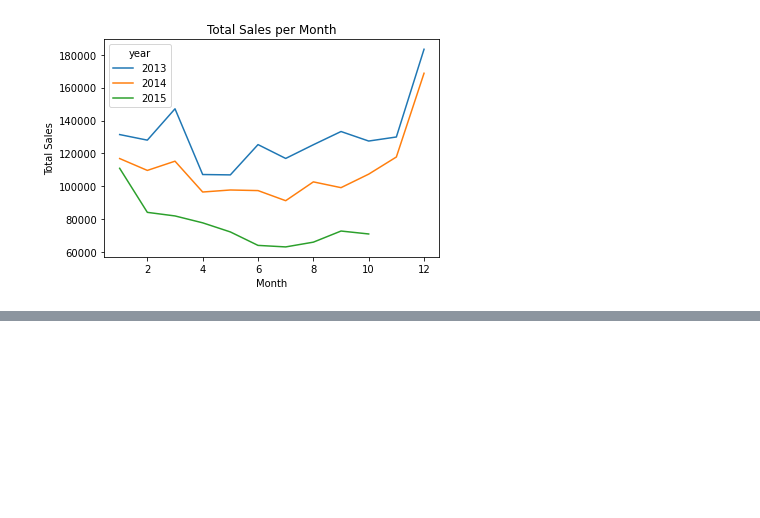
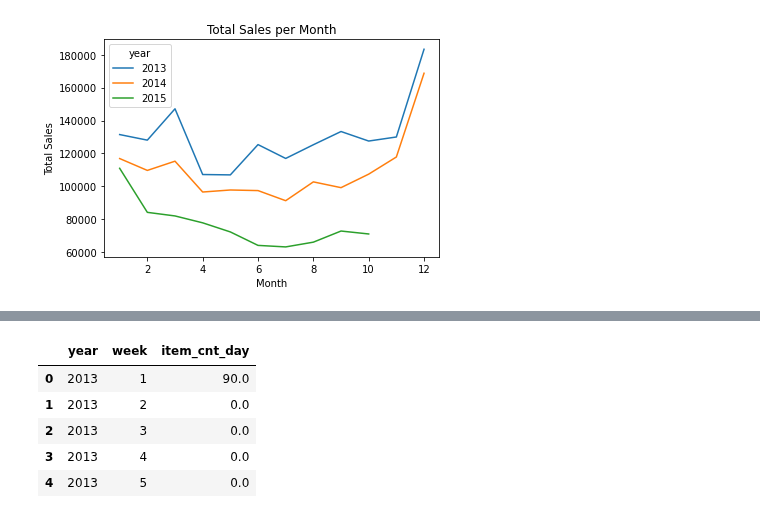
Before and after one commit to saurav1066/KaggleProjects, a Jupyter notebook: Predict future sales/predict.ipynb, the cells around one changed output, grey strips where cells are left out. Drawn from its saved outputs; the diff is of its cells as text; code cells hidden in the pictures; blank space fills up the shorter version.

```diff
--- a/Predict future sales/predict.ipynb
+++ b/Predict future sales/predict.ipynb
@@ -164,0 +176,12 @@ Number of unique items: 19047
+# %%
+# for test split use the weeks for last 3 months from shop_item_df
+train = shop_item_df[shop_item_df['week'] < 40]
+test = shop_item_df[shop_item_df['week'] >= 40]
+train.head()
+# %% [output]
+|  | year | week | item_cnt_day |
+| 0 | 2013 | 1 | 90.0 |
+| 1 | 2013 | 2 | 0.0 |
+| 2 | 2013 | 3 | 0.0 |
+| 3 | 2013 | 4 | 0.0 |
+| 4 | 2013 | 5 | 0.0 |
```
Also changed, not shown: parts of 15 cells of this notebook, 1 other file.
